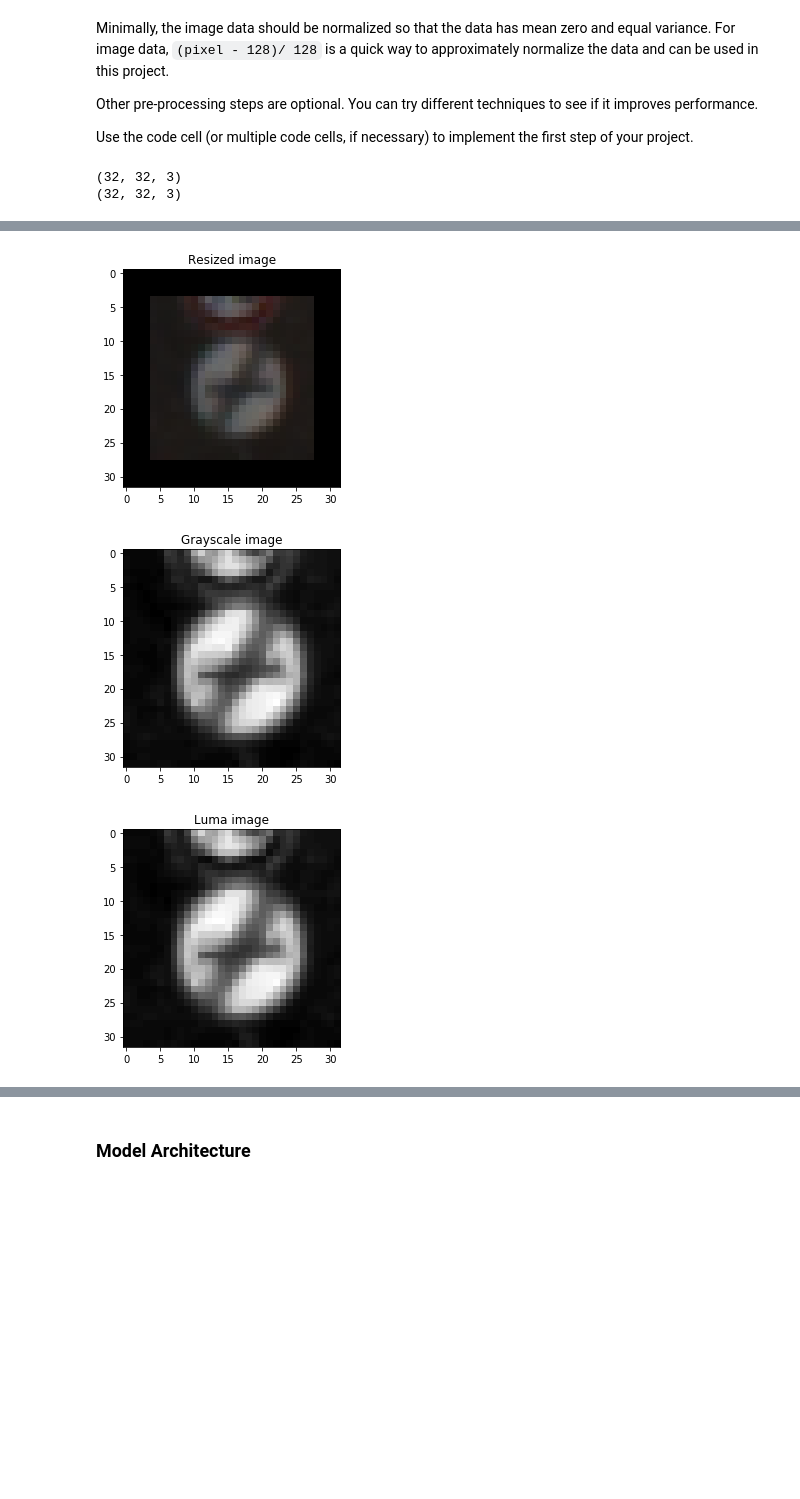
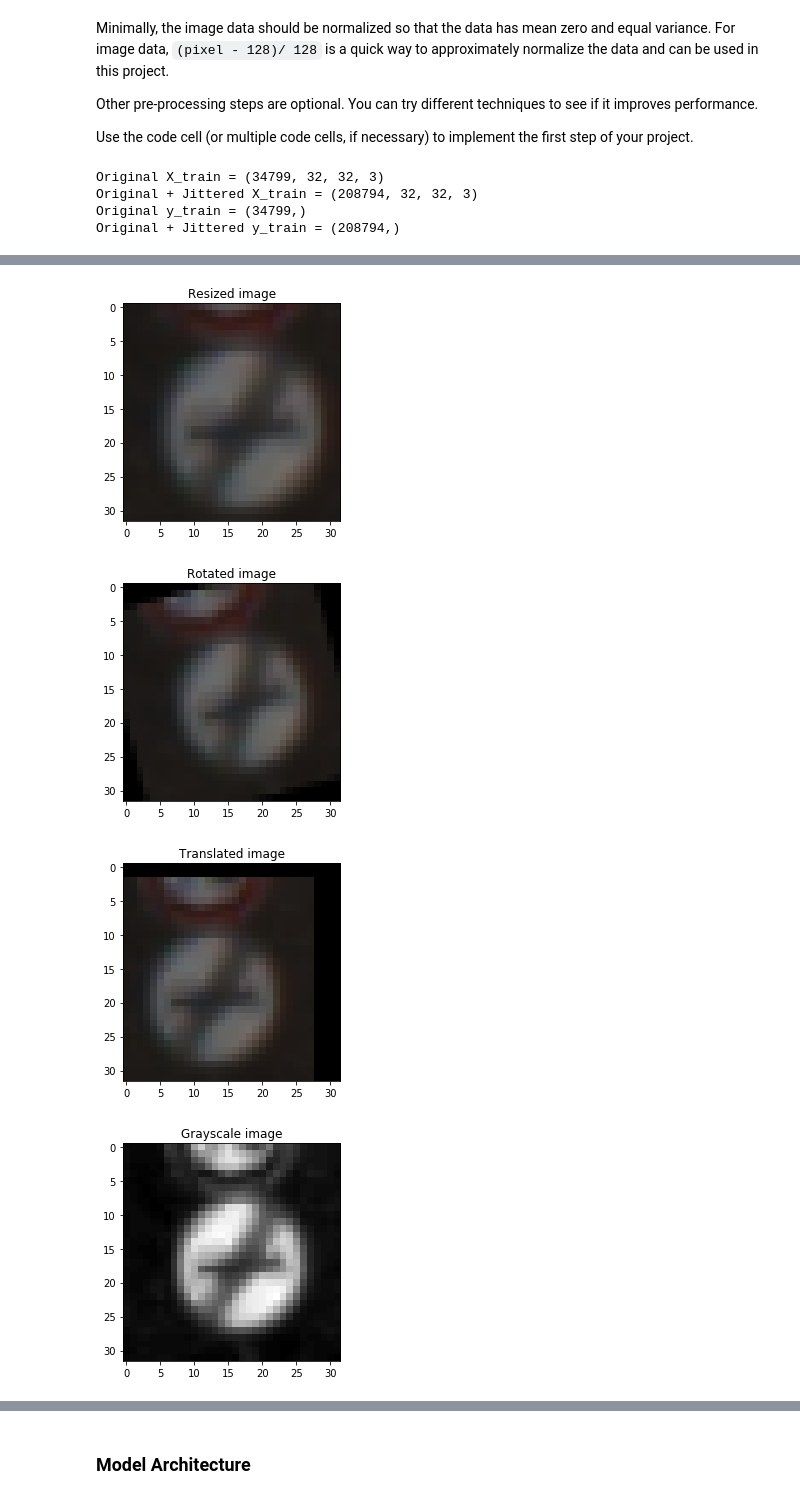
Before and after one commit to AndyKnight09/CarND-Traffic-Sign-Classifier-Project, a Jupyter notebook: Traffic_Sign_Classifier.ipynb, the cells around one changed output, grey strips where cells are left out. Cells and saved outputs as stored; diff of their text form; code cells hidden in the pictures; blank space fills up the shorter version.

Commit message:
implemented jitter data set

```diff
--- a/Traffic_Sign_Classifier.ipynb
+++ b/Traffic_Sign_Classifier.ipynb
@@ -198,14 +198,21 @@ def resize_image(img, padding):
     return resized
 
 def rotate_image(img, angle_degrees):
-    rows,cols = img.shape
-    M = cv2.getRotationMatrix2D((cols / 2, rows / 2), angle_degrees, 1)
-    return cv2.warpAffine(img, M , (cols, rows))
+    height, width = img.shape[:2]
+    M = cv2.getRotationMatrix2D((width / 2, height / 2), angle_degrees, 1)
+    return cv2.warpAffine(img, M , (width, height))
 
 def translate_image(img, tx, ty):
-    rows,cols = img.shape
+    height, width = img.shape[:2]
     M = np.float32([[1, 0, tx],[0, 1, ty]])
-    return cv2.warpAffine(img, M , (cols, rows))
+    return cv2.warpAffine(img, M , (width, height))
+
+def apply_jitter(x):
+    jittered = x
+    jittered = [rotate_image(img, random.randint(-15,15)) for img in jittered]
+    jittered = [translate_image(img, random.randint(-2,2), random.randint(-2,2)) for img in jittered]
+    jittered = [resize_image(img, random.randint(-3,3)) for img in jittered]
+    return jittered
 
 def preprocess(x):
 
@@ -222,44 +229,68 @@ def preprocess(x):
 
     return x
 
+# Test preprocessing
 img = X_train[0]
-resized = resize_image(img,4)
-
-print(img.shape)
-print(resized.shape)
+resized = resize_image(img, 4)
+rotated = rotate_image(img, 15)
+translated = translate_image(img, -4, 2)
 
 gray = cv2.cvtColor(img, cv2.COLOR_RGB2GRAY)
 yuv = cv2.cvtColor(img, cv2.COLOR_RGB2YUV)
 
 lumaa = yuv[:,:,0]
 
 plt.figure(figsize=(4,4))
 plt.imshow(img)
 plt.title('Colour image')
 
 plt.figure(figsize=(4,4))
 plt.imshow(resized)
 plt.title('Resized image')
 
 plt.figure(figsize=(4,4))
+plt.imshow(rotated)
+plt.title('Rotated image')
+
+plt.figure(figsize=(4,4))
+plt.imshow(translated)
+plt.title('Translated image')
+
+plt.figure(figsize=(4,4))
 plt.imshow(gray, cmap='gray')
 plt.title('Grayscale image')
 
 plt.figure(figsize=(4,4))
 plt.imshow(lumaa, cmap='gray')
 plt.title('Luma image')
 
-# Normalise training data
-#X_train = preprocess(X_train)
-#X_valid = preprocess(X_valid)
-#X_test = preprocess(X_test)
+# Create jittered data
+X_train_orig = X_train
+y_train_orig = y_train
+for i in range(0, 5):
+    X_train = np.append(X_train, apply_jitter(X_train_orig), axis=0)
+    y_train = np.append(y_train, y_train_orig)
+
+print('Original X_train =', X_train_orig.shape)
+print('Original + Jittered X_train =', X_train.shape)
+
+print('Original y_train =', y_train_orig.shape)
+print('Original + Jittered y_train =', y_train.shape)
+
+# Apply preprocessing training data
+X_train = preprocess(X_train)
+X_valid = preprocess(X_valid)
+X_test = preprocess(X_test)
 
 # Store number of channels
 n_channels = 1 if (convert_to_grayscale or convert_to_luma) else 3
 # %% [output]
-(32, 32, 3)
-(32, 32, 3)
+Original X_train = (34799, 32, 32, 3)
+Original + Jittered X_train = (208794, 32, 32, 3)
+Original y_train = (34799,)
+Original + Jittered y_train = (208794,)
 [figure]
-[figure, old version]
+[figure, new version]
-[figure, old version]
+[figure, new version]
-[figure, old version]
+[figure, new version]
+[figure, added]
```
Also changed, not shown: parts of 5 cells of this notebook.
